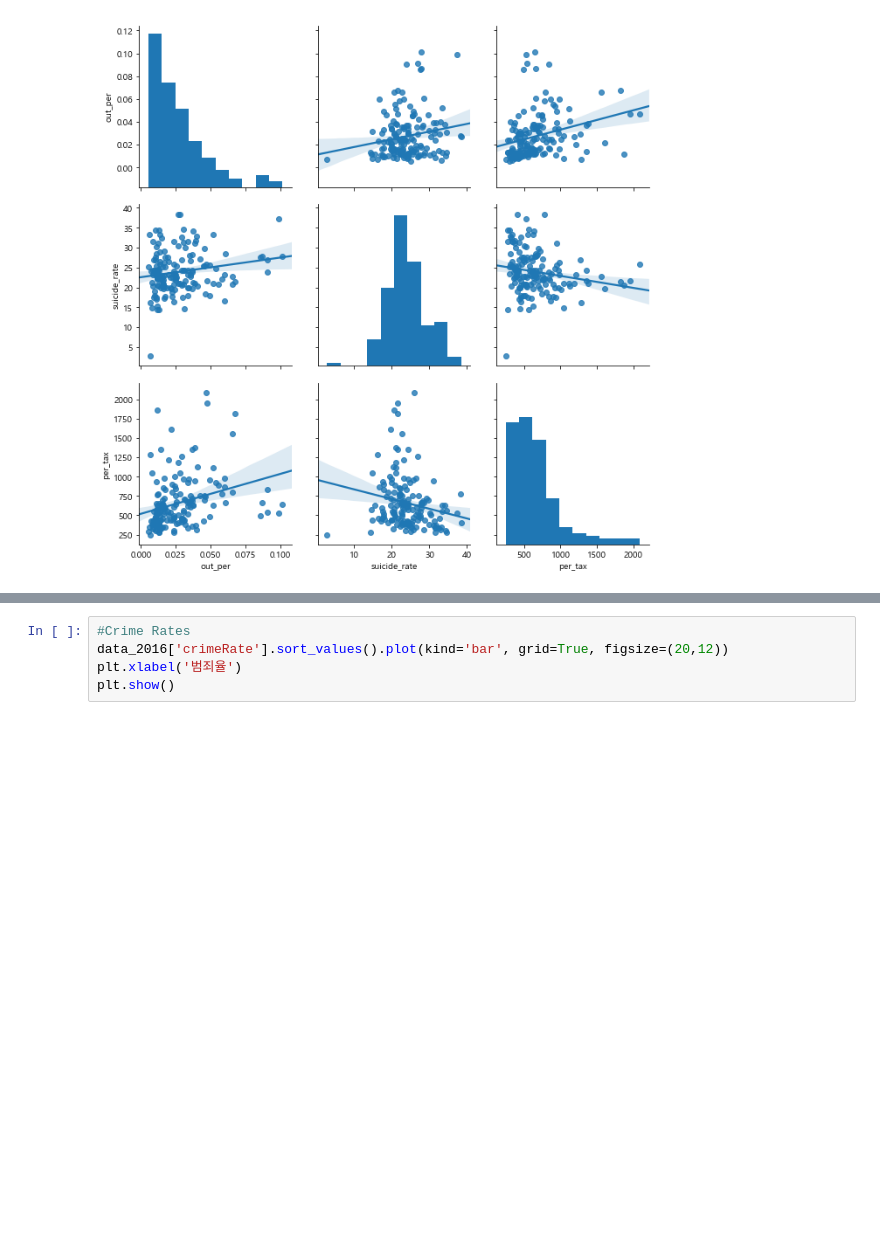
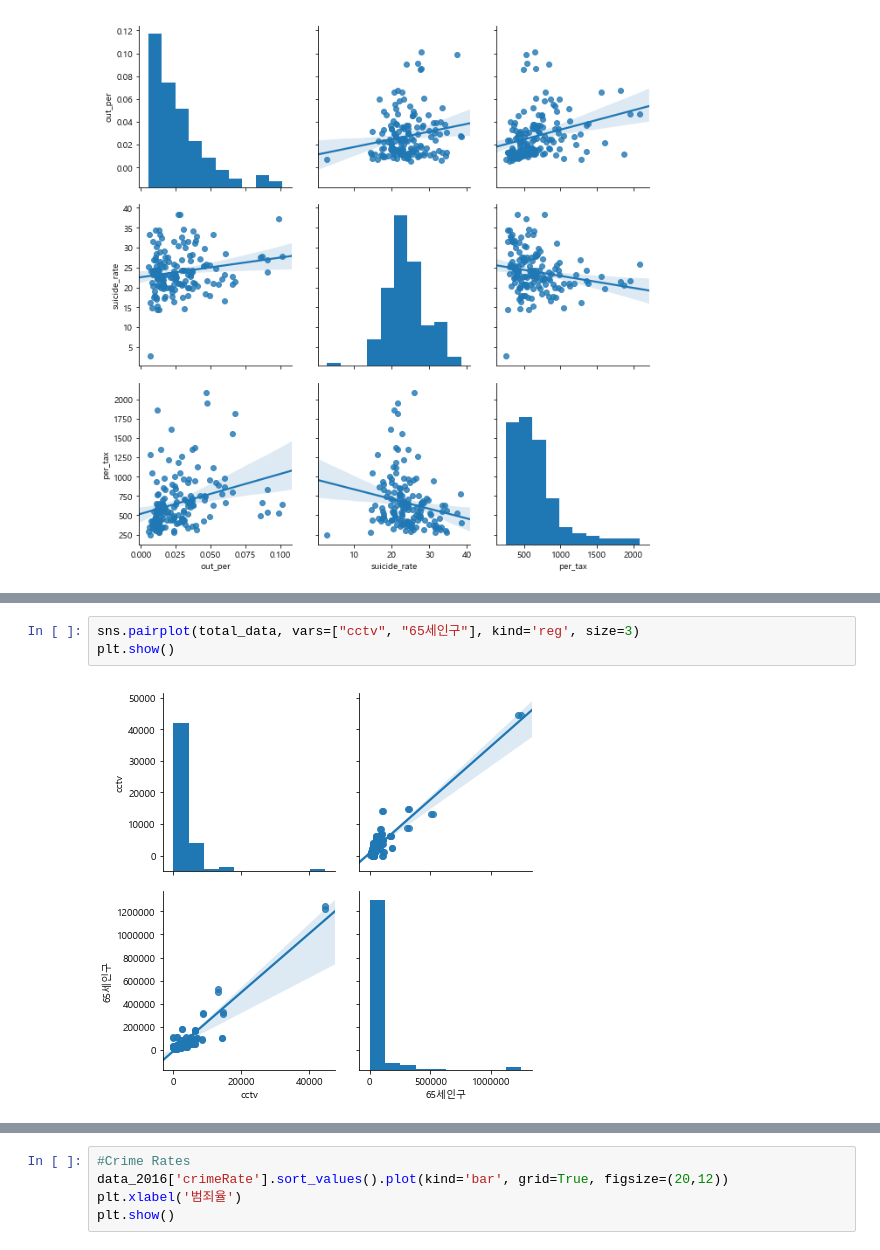
Before and after one commit to pci2676/db_pjt, a Jupyter notebook: DBP_ds.ipynb, the cells around one changed output, grey strips where cells are left out. Drawn from its saved outputs; the diff is of its cells as text; blank space fills up the shorter version.

```diff
--- a/DBP_ds.ipynb
+++ b/DBP_ds.ipynb
@@ -644,0 +650,5 @@ plt.show()
+# %%
+sns.pairplot(total_data, vars=["cctv", "65세인구"], kind='reg', size=3)
+plt.show()
+# %% [output]
+[figure, added]
```
Also changed, not shown: parts of 16 cells of this notebook, 6 other files.
